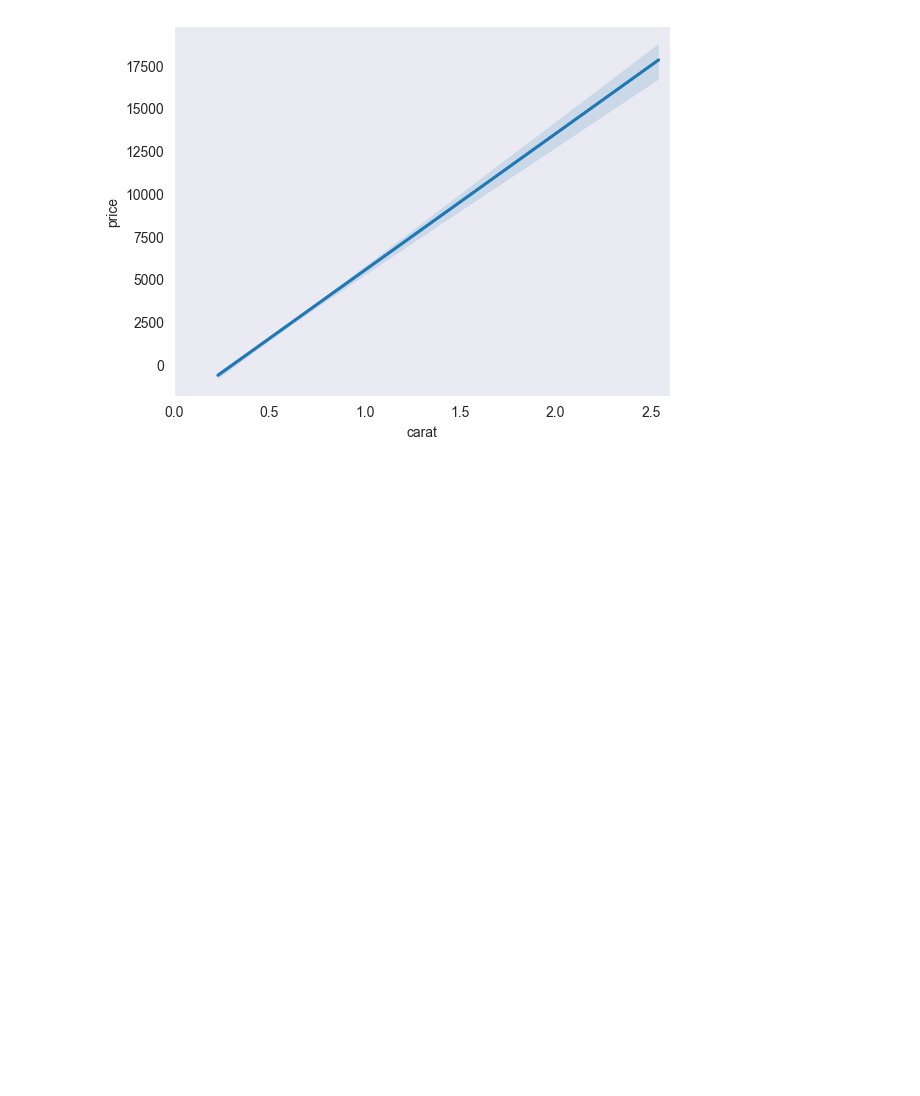
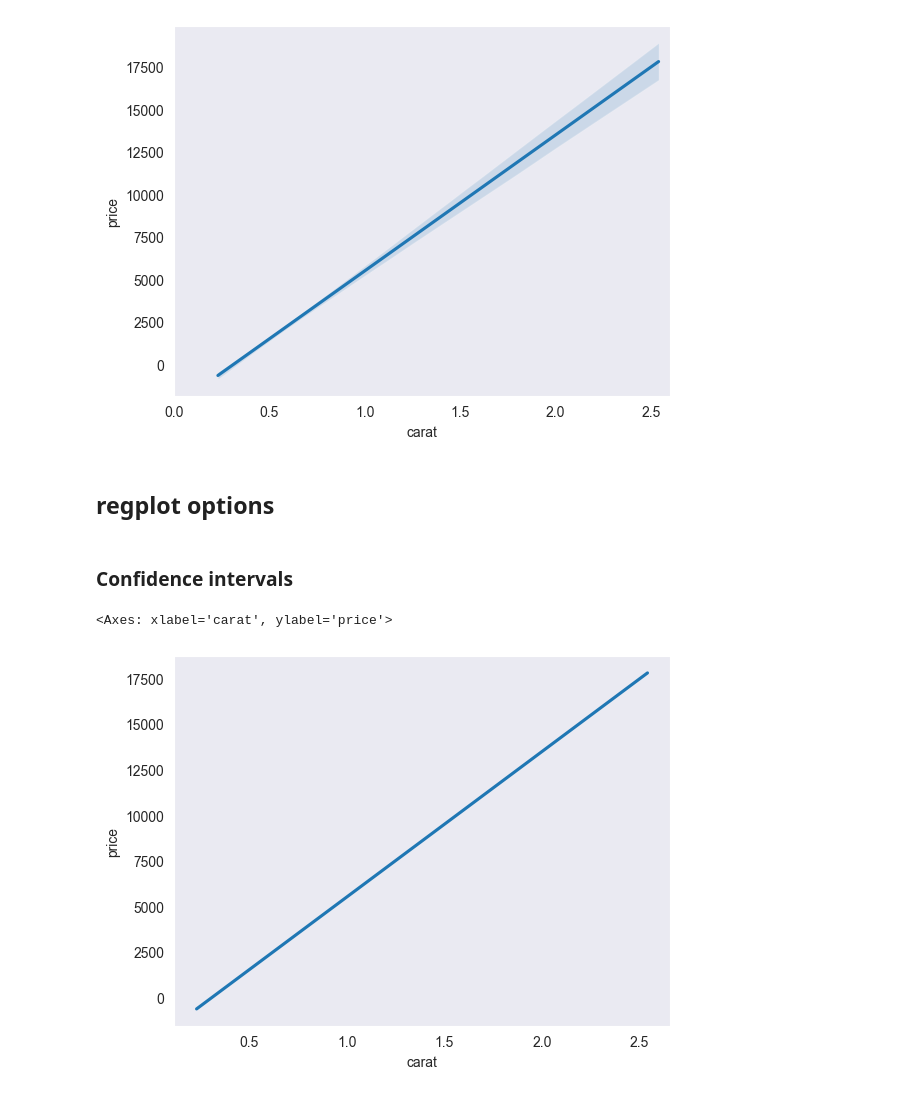
Before and after one commit to mary-vo/seaborn-code-louisville, a Jupyter notebook: seaborn_regplot.ipynb, the cells around one changed output. Cells and saved outputs as stored; diff of their text form; code cells hidden in the pictures; blank space fills up the shorter version.

Commit message:
update regplot notes

```diff
--- a/seaborn_regplot.ipynb
+++ b/seaborn_regplot.ipynb
@@ -50,0 +51,10 @@ sns.regplot(x='carat',y='price', data=diamonds, scatter=False)
+# %% [markdown]
+## regplot options
+# %% [markdown]
+### Confidence intervals
+# %%
+# You can turn off CI
+sns.regplot(x='carat',y='price', data=diamonds, scatter=False, ci=None)
+# %% [output]
+<Axes: xlabel='carat', ylabel='price'>
+[figure, added]
```
Also changed, not shown: parts of 24 cells of this notebook, 2 other files.
